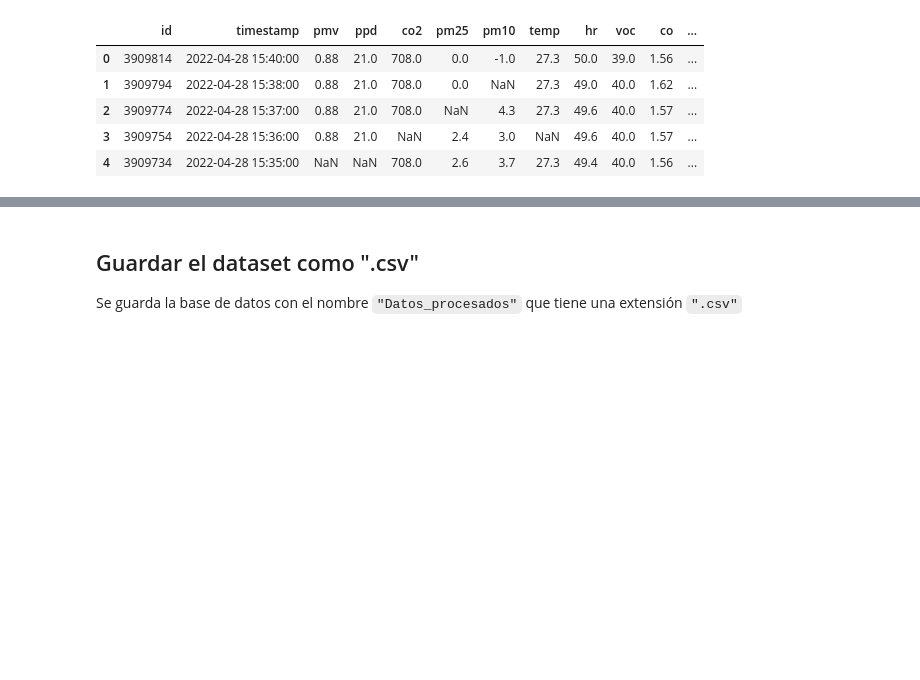
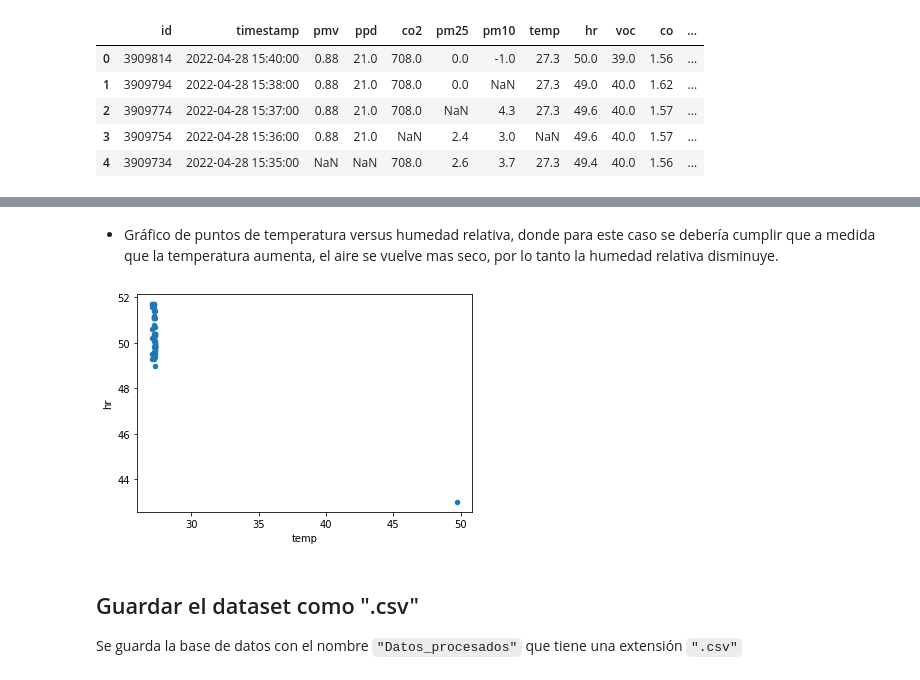
Before and after one commit to gaticavm9/Data-Wrangling, a Jupyter notebook: Main.ipynb, the cells around one changed output, grey strips where cells are left out. Drawn from its saved outputs; the diff is of its cells as text; code cells hidden in the pictures; blank space fills up the shorter version.

```diff
--- a/Main.ipynb
+++ b/Main.ipynb
@@ -312,3 +337,9 @@ df.head()
+# %% [markdown]
+- Gráfico de puntos de temperatura versus humedad relativa, donde para este caso se debería cumplir que a medida que la temperatura aumenta, el aire se vuelve mas seco, por lo tanto la humedad relativa disminuye.
+# %%
+scat_temperatura_vs_humedadrelativa = df.plot("temp", "hr", kind="scatter")
+# %% [output]
+[figure, added]
 # %% [markdown]
 ## Guardar el dataset como ".csv"
 Se guarda la base de datos con el nombre `"Datos_procesados"` que tiene una extensión `".csv"`
```
Also changed, not shown: parts of 6 cells of this notebook.
